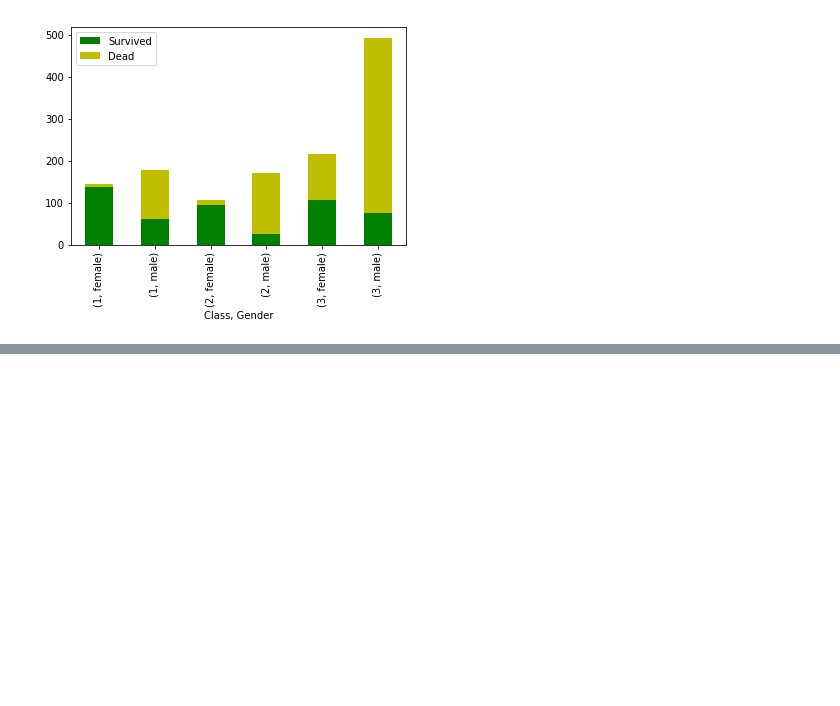
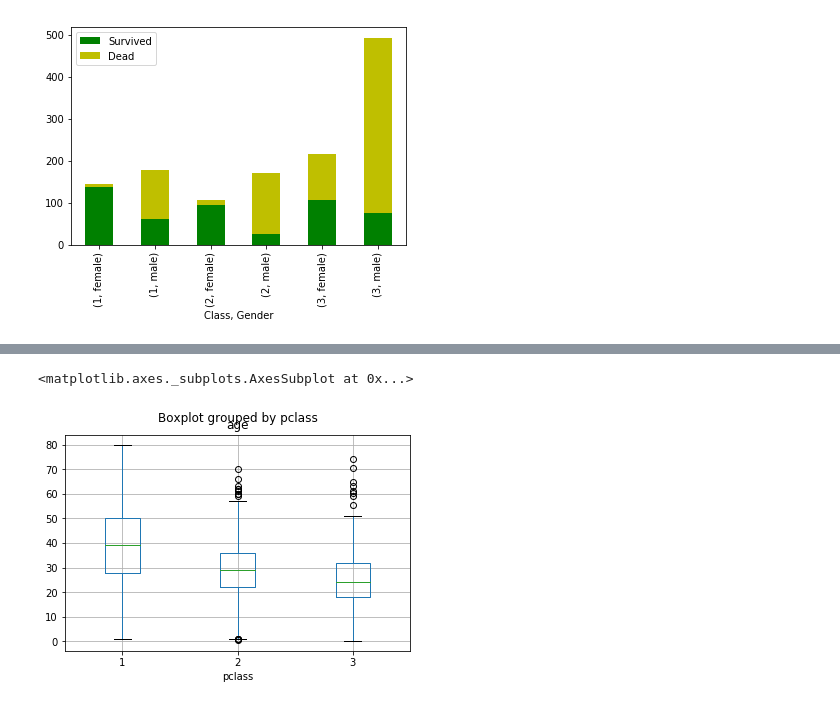
Before and after one commit to mtellis2/Data_Science_Assignment_17, a Jupyter notebook: Assignment_3/code/assignment_3.ipynb, the cells around one changed output, grey strips where cells are left out. Saved outputs shown, nothing was run; the diff lists cells and outputs as text; code cells hidden in the pictures; blank space fills up the shorter version.

```diff
--- a/Assignment_3/code/assignment_3.ipynb
+++ b/Assignment_3/code/assignment_3.ipynb
@@ -82,0 +102,7 @@ viz4 = fares.plot.hist(bins=30)
+# %%
+#7. Create a box plot of the age by passenger class
+df7 = titanic
+df7.boxplot(column = 'age', by = 'pclass')
+# %% [output]
+<matplotlib.axes._subplots.AxesSubplot at 0x...>
+[figure, added]
```
Also changed, not shown: parts of 5 cells of this notebook.
